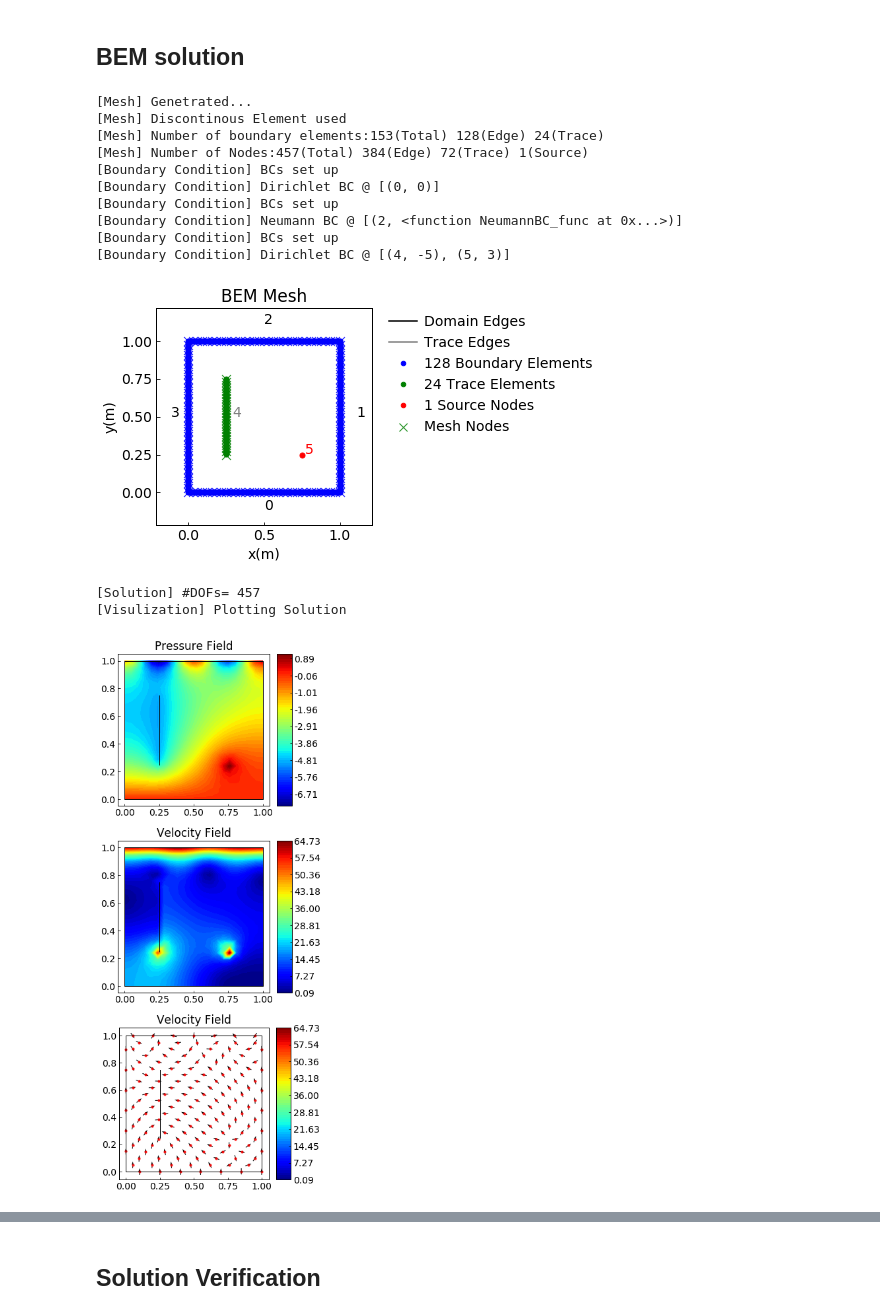
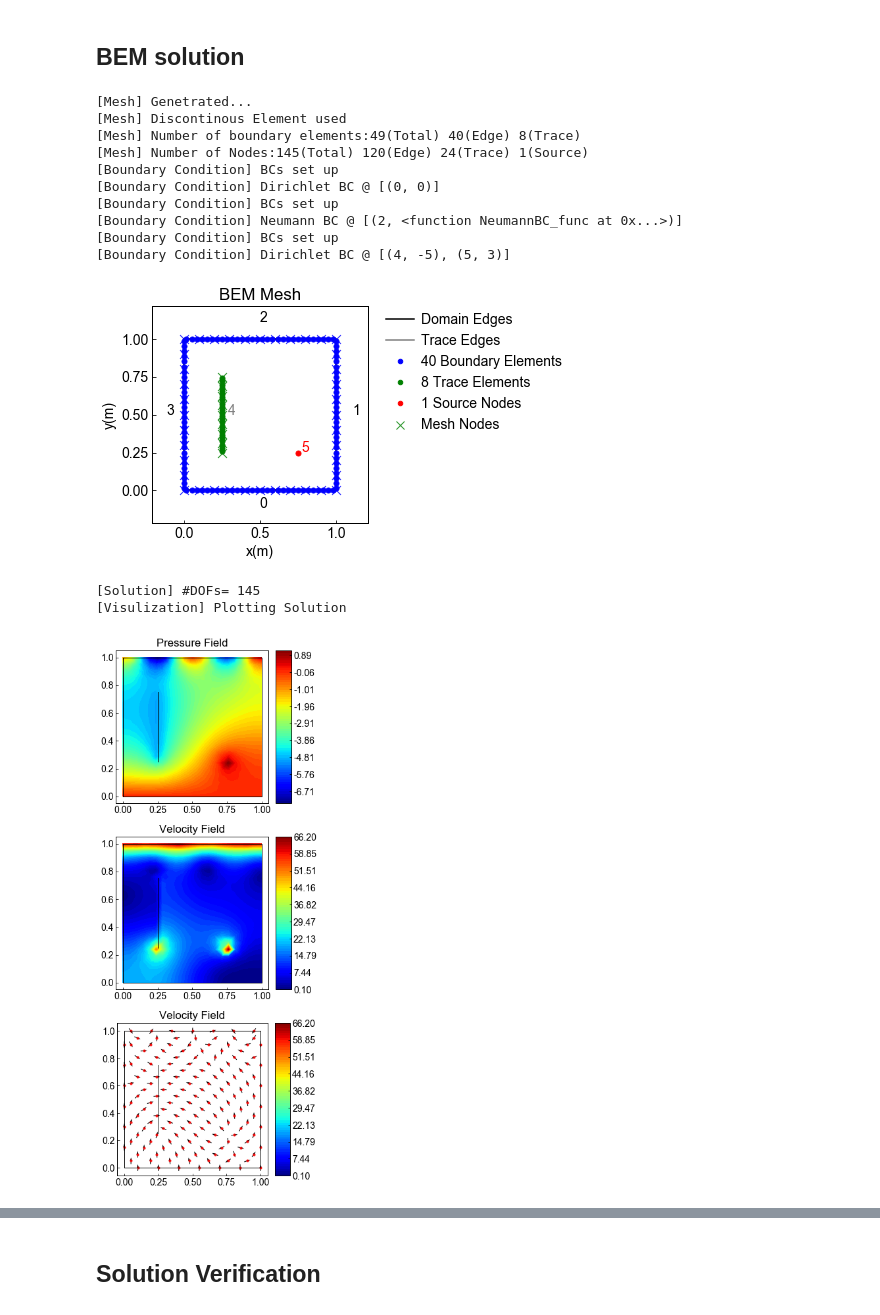
Before and after one commit to BinWang0213/PyBEM2D, a Jupyter notebook: Examples/Unit_Square_Sources.ipynb, the cells around one changed output, grey strips where cells are left out. Drawn from its saved outputs; the diff is of its cells as text; code cells hidden in the pictures.

```diff
--- a/Examples/Unit_Square_Sources.ipynb
+++ b/Examples/Unit_Square_Sources.ipynb
@@ -23,7 +23,7 @@ Trace_vert=[((0.25, 0.25), (0.25, 0.75))]
 
 Source_vert=[(0.75,0.25)]
 
-element_esize=1/32 #Edge mesh is important to overall mass balance
+element_esize=1/10 #Edge mesh is important to overall mass balance
 element_tszie=element_esize/1.5 #Trace mesh size
 
 BEM_Case1.set_Mesh(Boundary_vert,Trace_vert,Source_vert,element_esize,element_tszie,Type="Quad")
@@ -36,41 +36,41 @@ import numpy as np
 def NeumannBC_func(Pts):
     #https://www.chegg.com/homework-help/questions-and-answers/2-solve-2d-steady-state-heat-conduction-equation-0-square-region-0-sx-s-1-0-sy-conditions--q24440992
     x,y=Pts[0],Pts[1]
     return 60*np.cos(4*np.pi*x)
 
 bc_func=[(2,NeumannBC_func)]
 BEM_Case1.set_BoundaryCondition(NeumannBC=bc_func,mode='func',update=1)
 
 bc_sources=[(4,-5),(5,3)]
 #bc_sources=[(4,-5)]
 #bc_sources=[]
 BEM_Case1.set_BoundaryCondition(DirichletBC=bc_sources,update=1)
 
 
 #3.Set Domain Properties - permeability tensor
 BEM_Case1.SetProps(k=3,miu=2)
 
 #Check Mesh
 BEM_Case1.plot_Mesh()
 #Check Node,BC if necessary
 #BEM_Case1.Mesh.print_debug()
 # %% [output]
 [Mesh] Genetrated...
 [Mesh] Discontinous Element used
-[Mesh] Number of boundary elements:153(Total) 128(Edge) 24(Trace)
-[Mesh] Number of Nodes:457(Total) 384(Edge) 72(Trace) 1(Source)
+[Mesh] Number of boundary elements:49(Total) 40(Edge) 8(Trace)
+[Mesh] Number of Nodes:145(Total) 120(Edge) 24(Trace) 1(Source)
 [Boundary Condition] BCs set up
 [Boundary Condition] Dirichlet BC @ [(0, 0)]
 [Boundary Condition] BCs set up
 [Boundary Condition] Neumann BC @ [(2, <function NeumannBC_func at 0x...>)]
 [Boundary Condition] BCs set up
 [Boundary Condition] Dirichlet BC @ [(4, -5), (5, 3)]
-[figure, old version]
+[figure, new version]
 # %%
 Ab=BEM_Case1.Solve()
 xx=BEM_Case1.PostProcess.plot_Solution()
 #BEM_Case1.PostProcess.print_Solution()
 # %% [output]
-[Solution] #DOFs= 457
+[Solution] #DOFs= 145
 [Visulization] Plotting Solution
-[figure, old version]
+[figure, new version]
```
Also changed, not shown: parts of 19 cells of this notebook, 9 other files.
